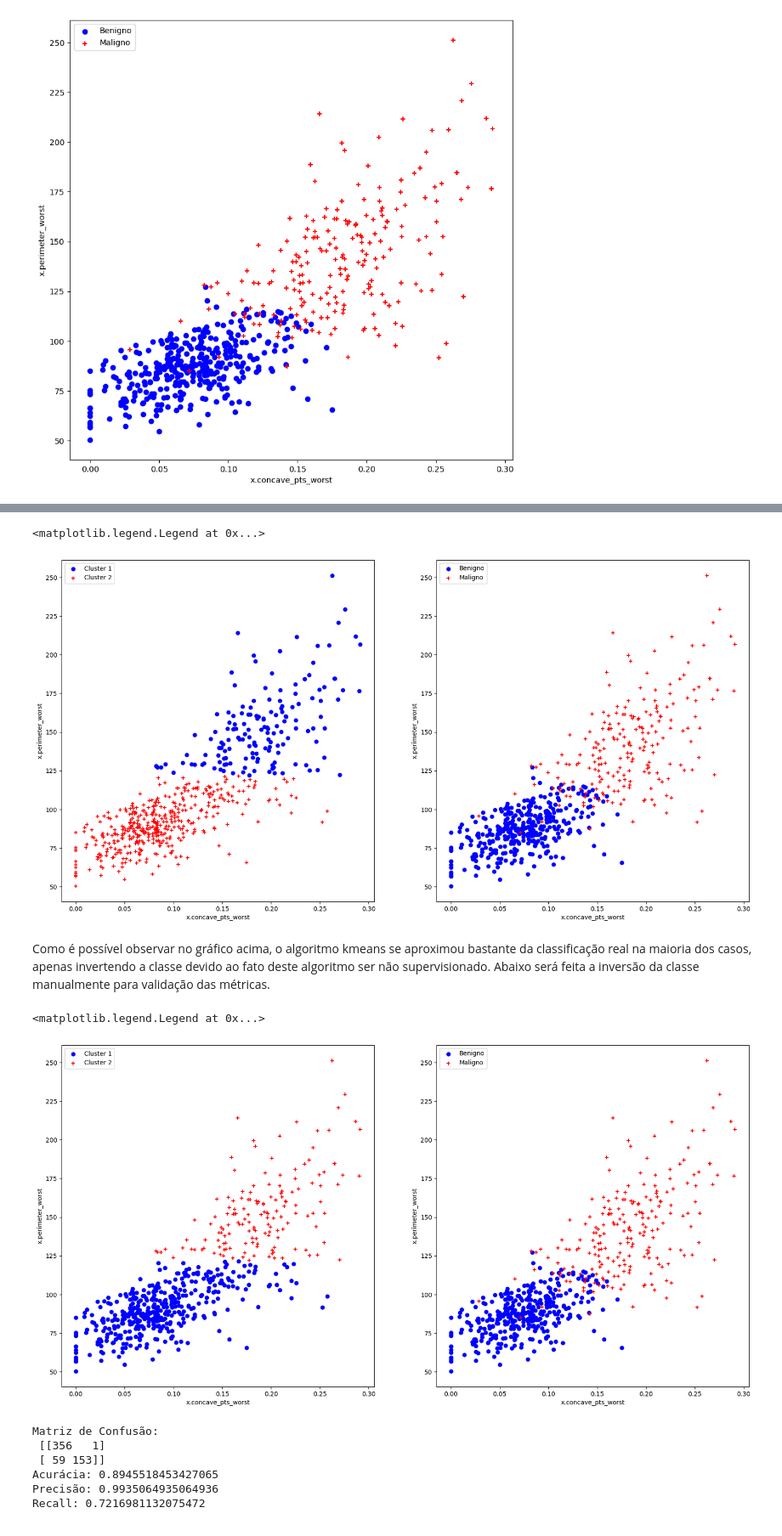
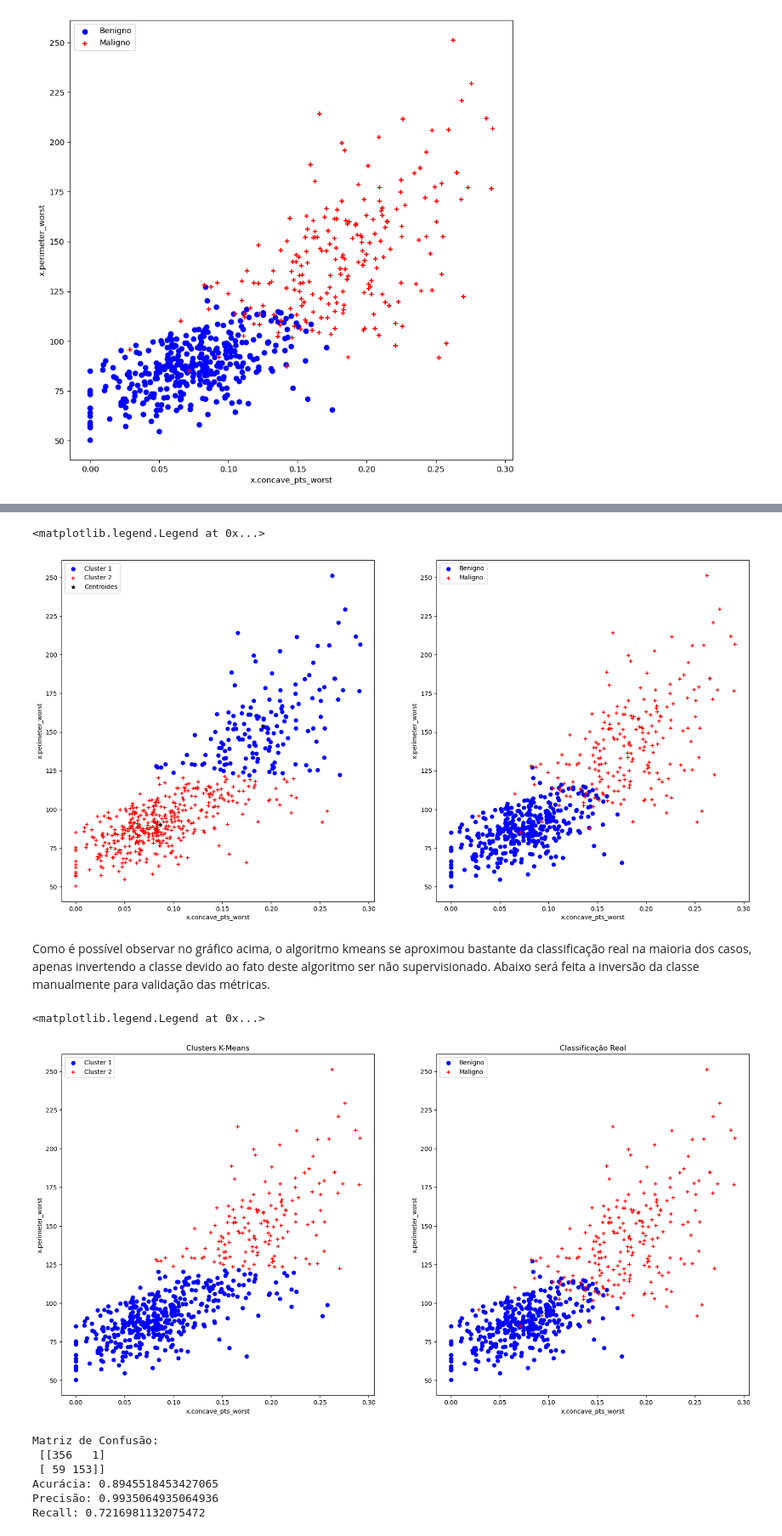
Before and after one commit to HugoVasc/MachineLearning, a Jupyter notebook: CIS/Trainee/1º Período/notebook.ipynb, the cells around one changed output, grey strips where cells are left out. Shown at 85% size. Drawn from its saved outputs; the diff is of its cells as text; code cells hidden in the pictures.

```diff
--- a/CIS/Trainee/1º Período/notebook.ipynb
+++ b/CIS/Trainee/1º Período/notebook.ipynb
@@ -118,9 +98,10 @@ df_test.head()
 # %%
-# Plotando o resultado do K-Means vs Real
+# Plotando o resultado do K-Means (com centroides destacados) vs Real
 fig = plt.figure(figsize=(20, 10))
 fig.add_subplot(1,2,1)
 plt.scatter(df_test[df_test['kmeans'] == 0]['x.concave_pts_worst'], df_test[df_test['kmeans'] == 0]['x.perimeter_worst'], marker='o', color='blue', label='Cluster 1')
 plt.scatter(df_test[df_test['kmeans'] == 1]['x.concave_pts_worst'], df_test[df_test['kmeans'] == 1]['x.perimeter_worst'], marker='+', color='red', label='Cluster 2')
+plt.scatter(kmeans.cluster_centers_[:, 0], kmeans.cluster_centers_[:, 1], marker='*', color='black', label='Centroides')
 plt.xlabel('x.concave_pts_worst')
 plt.ylabel('x.perimeter_worst')
 plt.legend()
@@ -133,7 +114,7 @@ plt.ylabel('x.perimeter_worst')
 plt.legend()
 # %% [output]
 <matplotlib.legend.Legend at 0x...>
-[figure, old version]
+[figure, new version]
 # %% [markdown]
 Como é possível observar no gráfico acima, o algoritmo kmeans se aproximou bastante da classificação real na maioria dos casos, apenas invertendo a classe devido ao fato deste algoritmo ser não supervisionado. Abaixo será feita a inversão da classe manualmente para validação das métricas.
 # %%
@@ -143,22 +124,24 @@ df_test['kmeans'] = df_test['kmeans'].map({0: 1, 1: 0})
 # %%
 # Plotando novamente o resultado do K-Means vs Real
 fig = plt.figure(figsize=(20, 10))
 fig.add_subplot(1,2,1)
 plt.scatter(df_test[df_test['kmeans'] == 0]['x.concave_pts_worst'], df_test[df_test['kmeans'] == 0]['x.perimeter_worst'], marker='o', color='blue', label='Cluster 1')
 plt.scatter(df_test[df_test['kmeans'] == 1]['x.concave_pts_worst'], df_test[df_test['kmeans'] == 1]['x.perimeter_worst'], marker='+', color='red', label='Cluster 2')
 plt.xlabel('x.concave_pts_worst')
 plt.ylabel('x.perimeter_worst')
+plt.title("Clusters K-Means")
 plt.legend()
 
 fig.add_subplot(1,2,2)
 plt.scatter(df_kmeans[df_kmeans['y'] == 0]['x.concave_pts_worst'], df_kmeans[df_kmeans['y'] == 0]['x.perimeter_worst'], marker='o', color='blue', label='Benigno')
 plt.scatter(df_kmeans[df_kmeans['y'] == 1]['x.concave_pts_worst'], df_kmeans[df_kmeans['y'] == 1]['x.perimeter_worst'], marker='+', color='red', label='Maligno')
 plt.xlabel('x.concave_pts_worst')
 plt.ylabel('x.perimeter_worst')
+plt.title("Classificação Real")
 plt.legend()
 # %% [output]
 <matplotlib.legend.Legend at 0x...>
-[figure, old version]
+[figure, new version]
 # %%
 # Compara erro do K-Means com o real
 from sklearn.metrics import confusion_matrix
```
Also changed, not shown: parts of 4 cells of this notebook, 2 other files.
